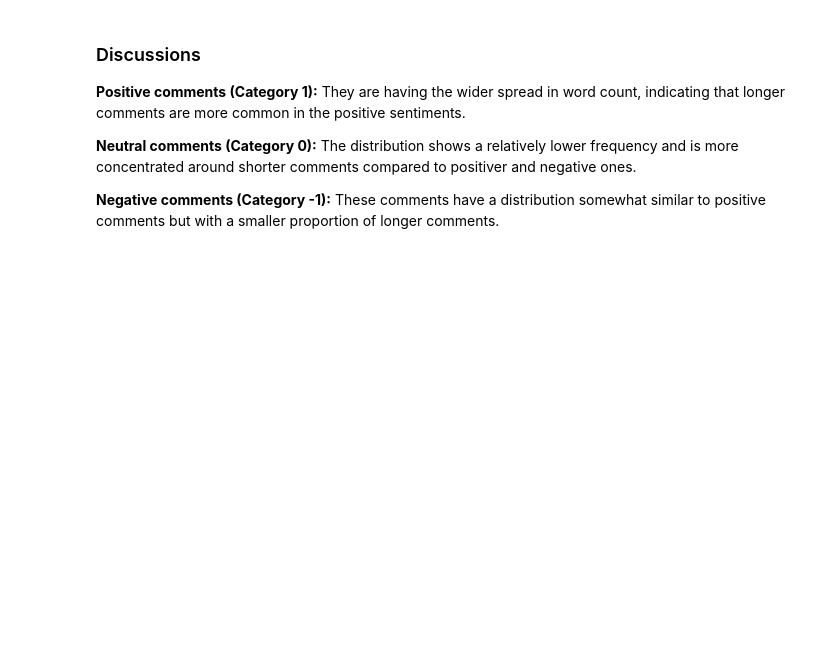
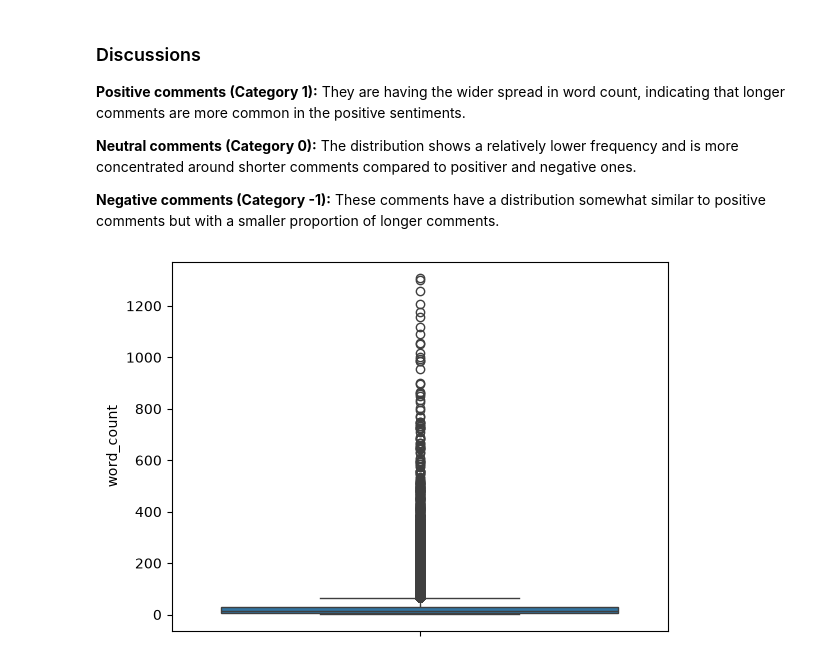
Before and after one commit to HerbertNtim/data-science-lab, a Jupyter notebook: jupyter_works/youtube-sentiment/notebooks/1_Preprocessing_&_EDA.ipynb, the cells around one changed output. Drawn from its saved outputs; the diff is of its cells as text; code cells hidden in the pictures; blank space fills up the shorter version.

Commit message:
plotted boxplot on word count

```diff
--- a/jupyter_works/youtube-sentiment/notebooks/1_Preprocessing_&_EDA.ipynb
+++ b/jupyter_works/youtube-sentiment/notebooks/1_Preprocessing_&_EDA.ipynb
@@ -308,4 +308,7 @@ plt.show()
 
 **Negative comments (Category -1):** These comments have a distribution somewhat similar to positive comments but with a smaller proportion of longer comments.
 # %%
-# Plott
+# Plotting Box graph on word count
+sns.boxplot(df['word_count']);
+# %% [output]
+[figure, added]
```
